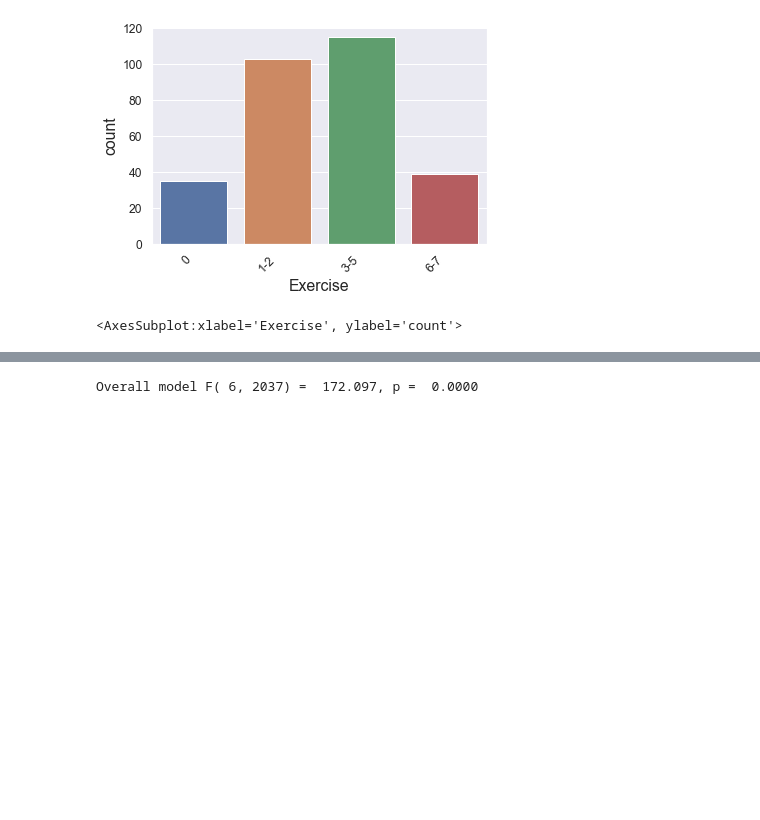
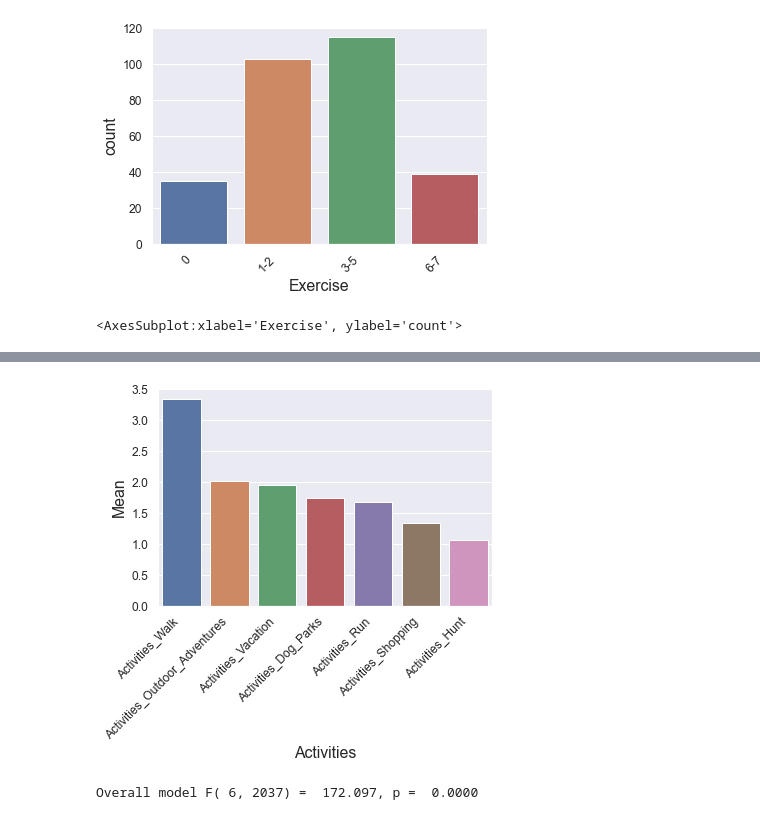
Before and after one commit to markhary/emba912_survey, a Jupyter notebook: ruby.ipynb, the cells around one changed output, grey strips where cells are left out. Cells and saved outputs as stored; diff of their text form; code cells hidden in the pictures; blank space fills up the shorter version.

```diff
--- a/ruby.ipynb
+++ b/ruby.ipynb
@@ -520,0 +531,15 @@ survey_data[columns].describe()
+# %%
+activities = pd.DataFrame(columns=columns)
+activities = survey_data[columns]
+display(activities.describe());
+means = activities.mean();
+means_df = pd.DataFrame(columns=means.index).append(means, ignore_index=True)
+
+order=means_df.sort_values(by=0, axis=1, ascending=False)
+chart = sns.barplot(x=means.index, y=means, order=order);
+chart.set_xlabel("Activities");
+chart.set_ylabel("Mean");
+increase_axes(chart)
+rotate_xlabels(chart)
+save_figure(chart.get_figure(), "Activities_Means")
+# %% [output]
@@ -521 +555,2 @@ survey_data[columns].describe()
+[figure, added]
 # %%
```
Also changed, not shown: parts of 10 cells of this notebook, 3 other files.
